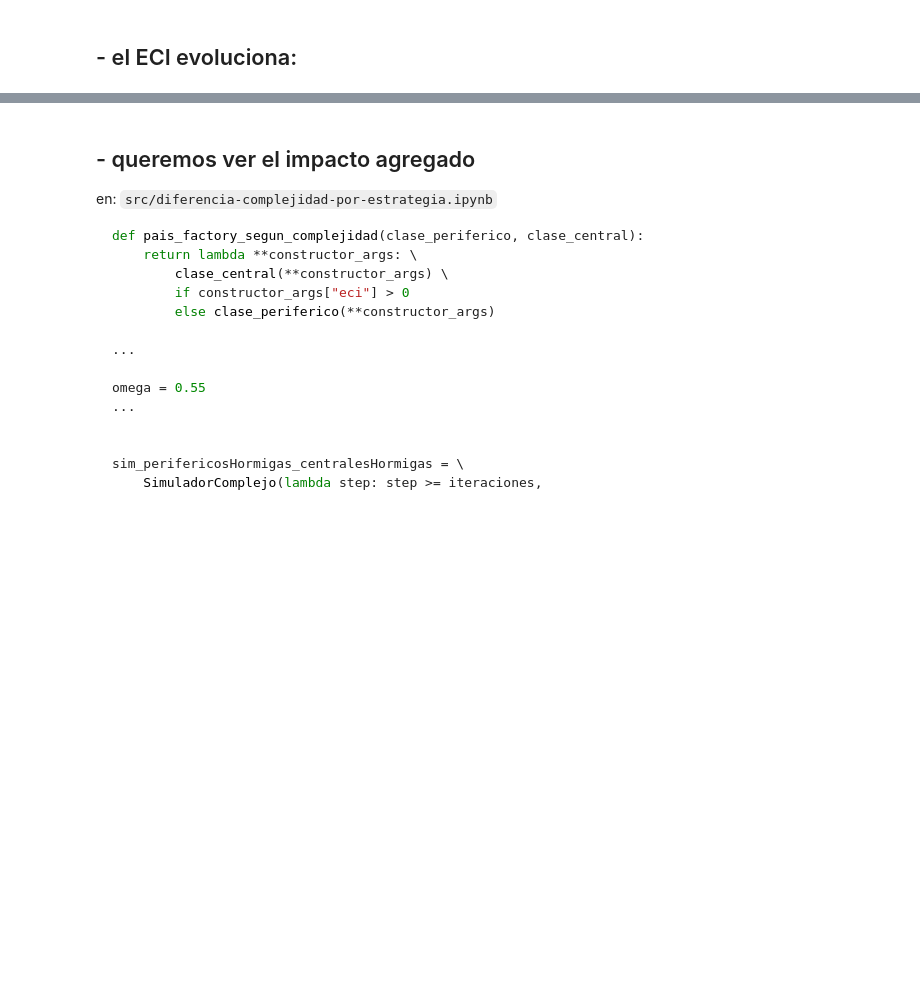
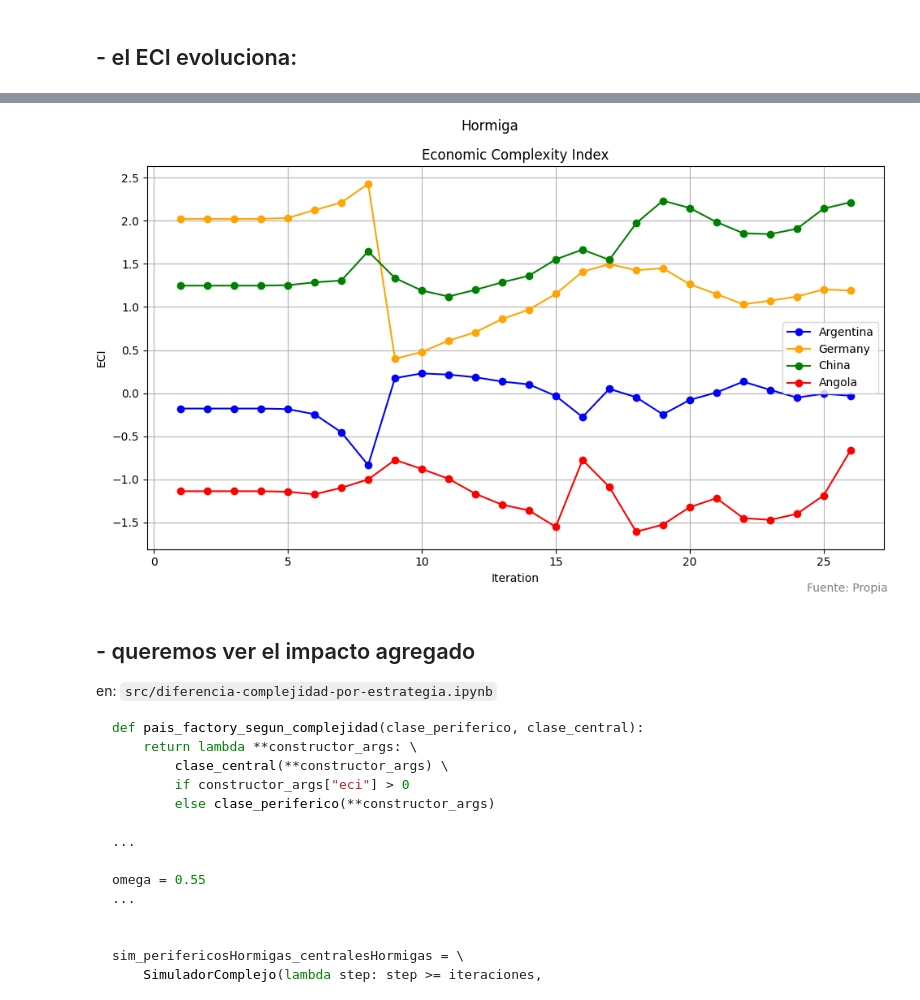
Before and after one commit to CatrielD/msscae-tp-final, a Jupyter notebook: Presentacion.ipynb, the cells around one changed output, grey strips where cells are left out. Cells and saved outputs as stored; diff of their text form; code cells hidden in the pictures; blank space fills up the shorter version.

````diff
--- a/Presentacion.ipynb
+++ b/Presentacion.ipynb
@@ -351,3 +351,7 @@ Image(filename="./img/evolucion-eci-cuatro-paises.png")
+# %%
+Image(filename="./img/evolucion-eci-cuatro-paises-hormiga.png")
+# %% [output]
+[figure, added]
 # %% [markdown]
 ## - queremos ver el impacto agregado
 en: ```src/diferencia-complejidad-por-estrategia.ipynb```
````
Also changed, not shown: parts of 2 cells of this notebook, 5 other files.
